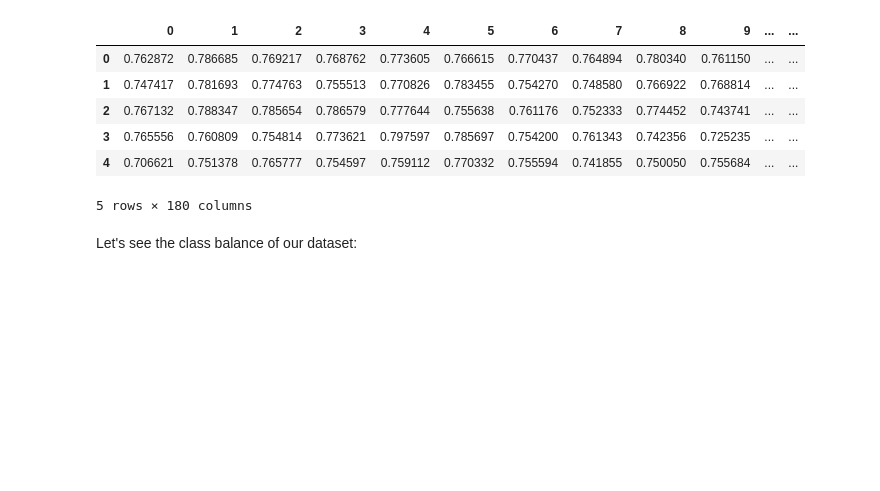
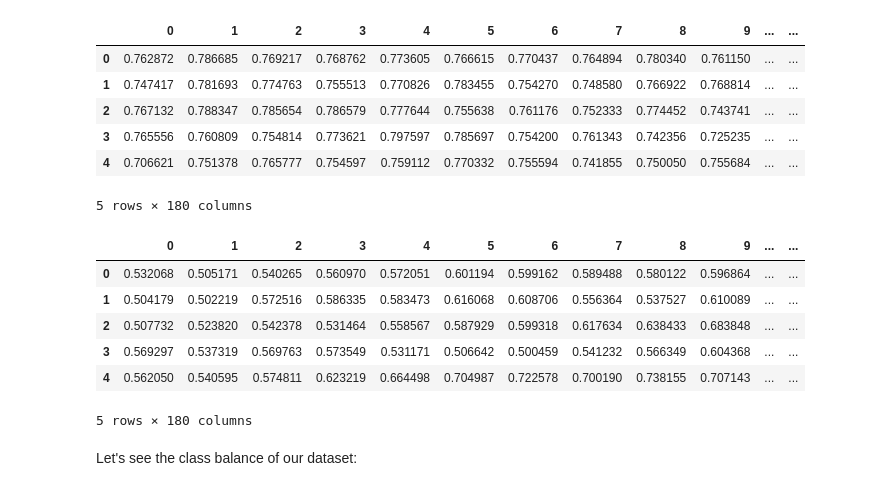
Before and after one commit to jaejams/Week3-ClassicML, a Jupyter notebook: week_3_machinelearning.ipynb, the cells around one changed output. Cells and saved outputs as stored; diff of their text form; code cells hidden in the pictures; blank space fills up the shorter version.

```diff
--- a/week_3_machinelearning.ipynb
+++ b/week_3_machinelearning.ipynb
@@ -250,6 +309,16 @@ features.head()
 | 3 | 0.765556 | 0.760809 | 0.754814 | 0.773621 | 0.797597 | 0.785697 | 0.754200 | 0.761343 | 0.742356 | 0.725235 | ... | ... |
 | 4 | 0.706621 | 0.751378 | 0.765777 | 0.754597 | 0.759112 | 0.770332 | 0.755594 | 0.741855 | 0.750050 | 0.755684 | ... | ... |
 5 rows × 180 columns
+# %%
+features_mine.head()
+# %% [output]
+|  | 0 | 1 | 2 | 3 | 4 | 5 | 6 | 7 | 8 | 9 | ... | ... |
+| 0 | 0.532068 | 0.505171 | 0.540265 | 0.560970 | 0.572051 | 0.601194 | 0.599162 | 0.589488 | 0.580122 | 0.596864 | ... | ... |
+| 1 | 0.504179 | 0.502219 | 0.572516 | 0.586335 | 0.583473 | 0.616068 | 0.608706 | 0.556364 | 0.537527 | 0.610089 | ... | ... |
+| 2 | 0.507732 | 0.523820 | 0.542378 | 0.531464 | 0.558567 | 0.587929 | 0.599318 | 0.617634 | 0.638433 | 0.683848 | ... | ... |
+| 3 | 0.569297 | 0.537319 | 0.569763 | 0.573549 | 0.531171 | 0.506642 | 0.500459 | 0.541232 | 0.566349 | 0.604368 | ... | ... |
+| 4 | 0.562050 | 0.540595 | 0.574811 | 0.623219 | 0.664498 | 0.704987 | 0.722578 | 0.700190 | 0.738155 | 0.707143 | ... | ... |
+5 rows × 180 columns
 # %% [markdown]
 Let's see the class balance of our dataset:
 # %%
```
Also changed, not shown: parts of 11 cells of this notebook.
